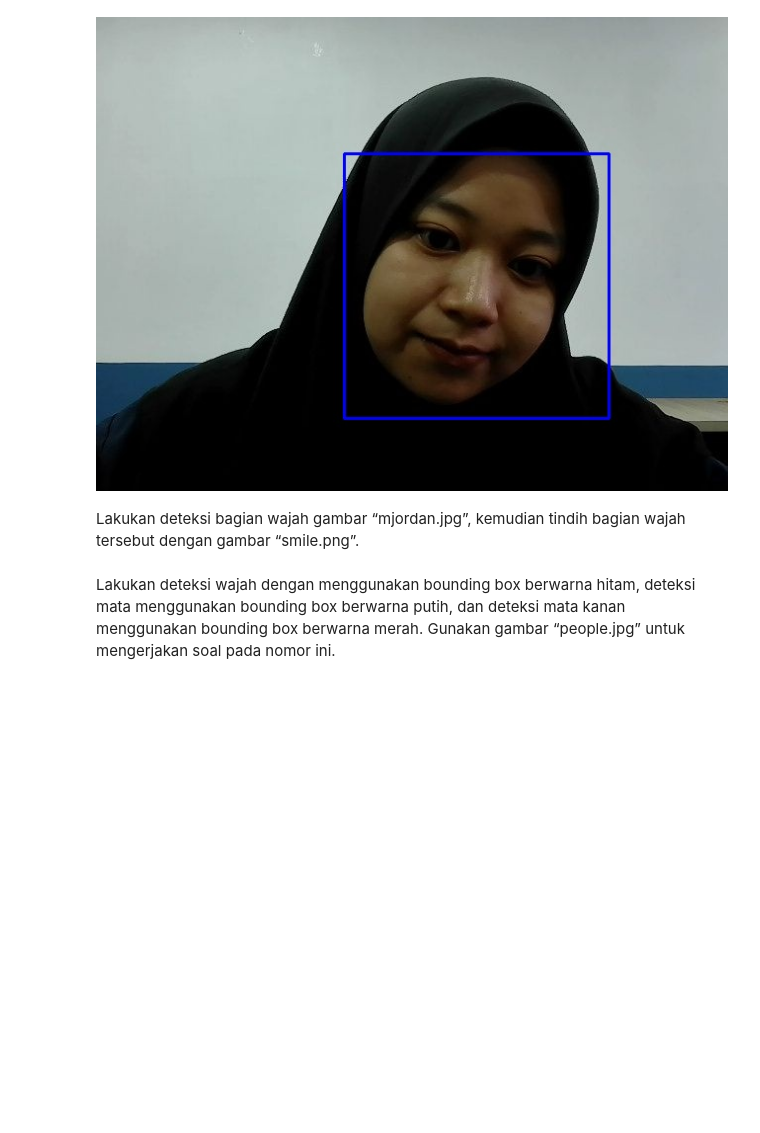
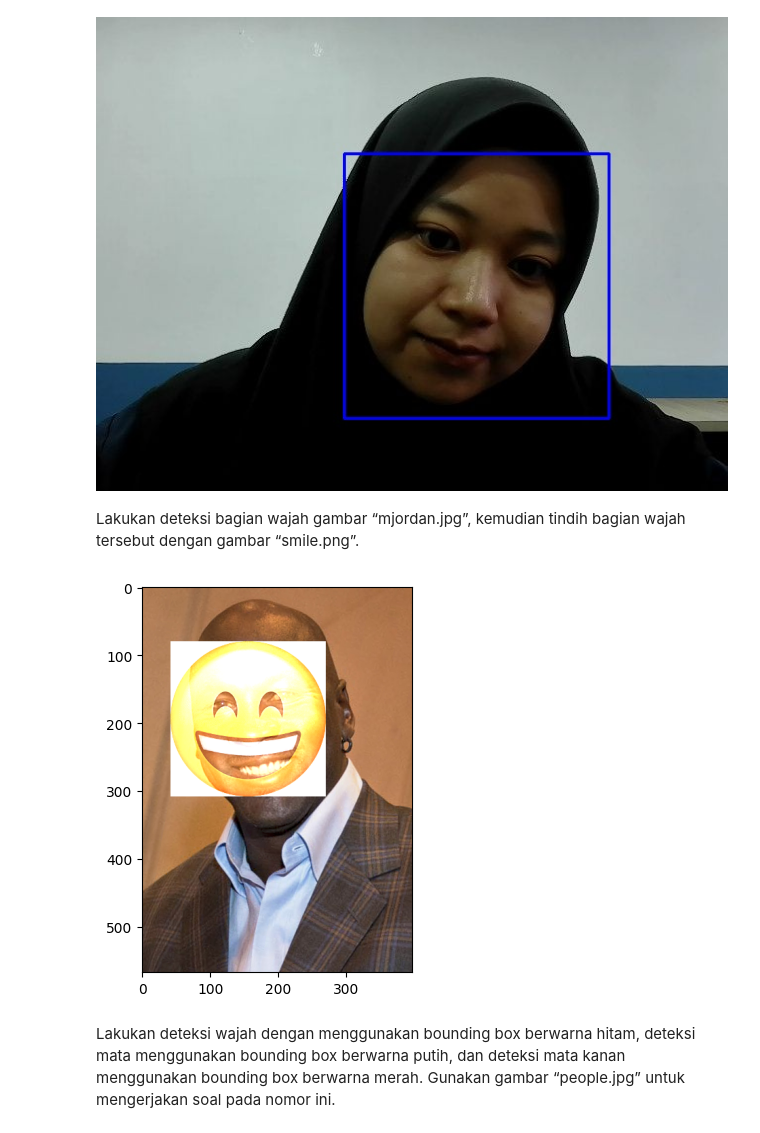
Before and after one commit to rsakml/PCVK_Genap_2022, a Jupyter notebook: Week12.ipynb, the cells around one changed output. Cells and saved outputs as stored; diff of their text form; code cells hidden in the pictures; blank space fills up the shorter version.

```diff
--- a/Week12.ipynb
+++ b/Week12.ipynb
@@ -202,6 +202,25 @@ Saved to photo.jpg
 # %% [markdown]
 Lakukan deteksi bagian wajah gambar “mjordan.jpg”, kemudian tindih bagian wajah
 tersebut dengan gambar “smile.png”.
+# %%
+cascade_wajah = cv2.CascadeClassifier('/content/drive/MyDrive/Pengolahan Citra/p12/Face Detection/haarcascade_frontalface_alt.xml')
+
+img = cv2.imread('/content/drive/MyDrive/Pengolahan Citra/p12/Face Detection/mjordan.jpg')
+smile = cv2.imread('/content/drive/MyDrive/Pengolahan Citra/p12/Face Detection/smile.png', cv2.IMREAD_UNCHANGED)
+
+gray = cv2.cvtColor(img, cv2.COLOR_BGR2GRAY)
+
+faces = cascade_wajah.detectMultiScale(gray, scaleFactor=1.1, minNeighbors=5)
+
+for (x, y, w, h) in faces:
+    smile_resized = cv2.resize(smile, (w, h))
+    img[y:y+h, x:x+w] = cv2.addWeighted(img[y:y+h, x:x+w], 1, smile_resized[:, :, 0:3], 1, 0)
+
+plt.figure(figsize=(15, 5))
+plt.subplot(111), plt.imshow(cv2.cvtColor(img, cv2.COLOR_BGR2RGB))
+plt.show()
+# %% [output]
+[figure, added]
 # %% [markdown]
 Lakukan deteksi wajah dengan menggunakan bounding box berwarna hitam, deteksi
 mata menggunakan bounding box berwarna putih, dan deteksi mata kanan
```
Also changed, not shown: parts of 1 cell of this notebook.
